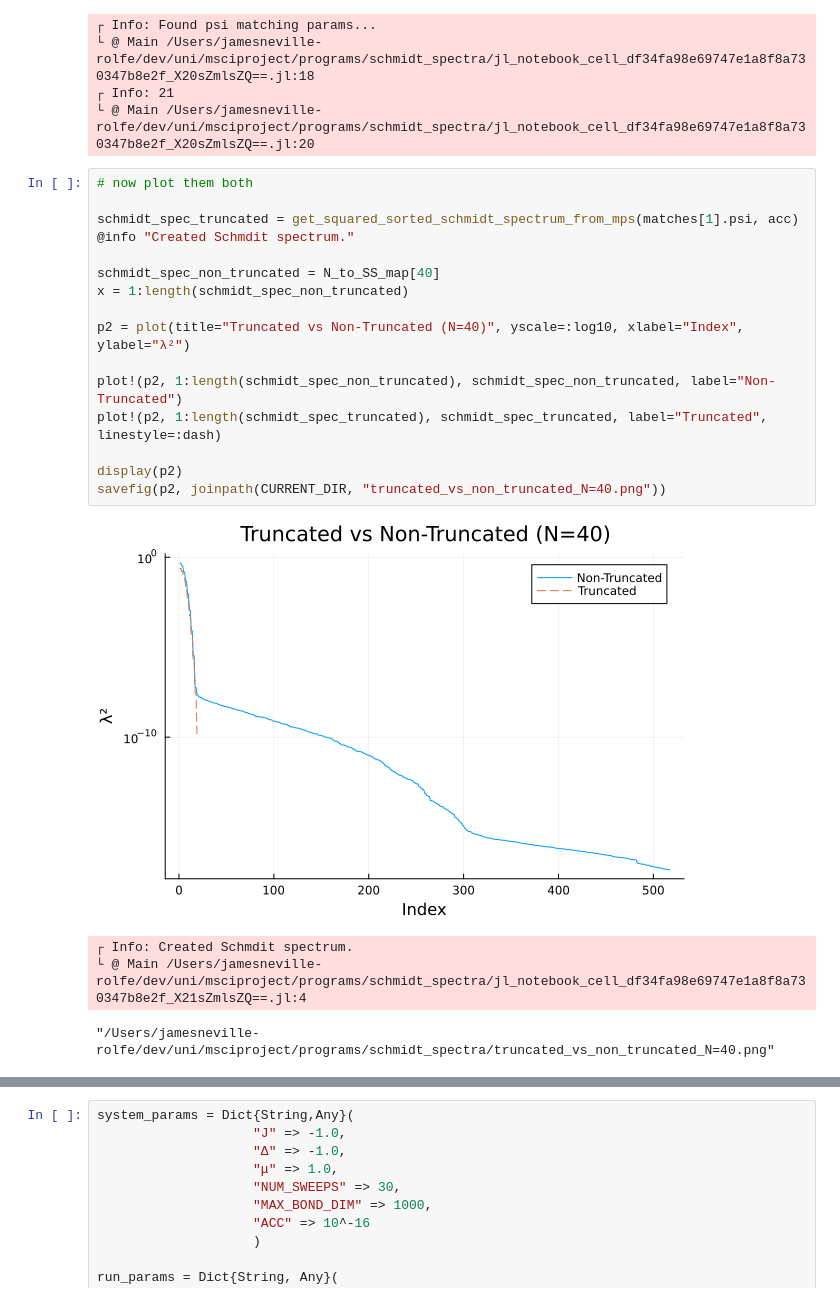
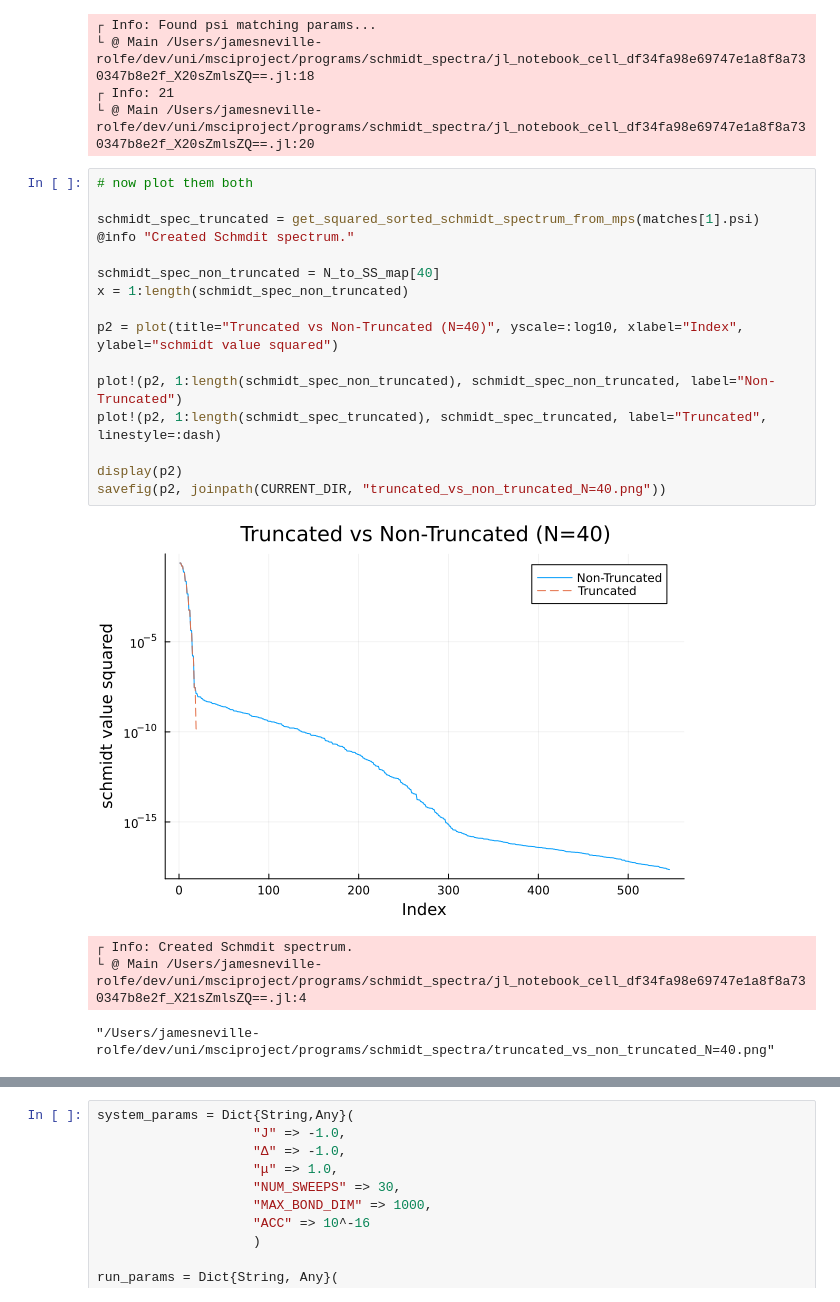
Before and after one commit to jamesnrolfe/QuantumEntanglementProject, a Jupyter notebook: programs/schmidt_spectra/results.ipynb, the cells around one changed output, grey strips where cells are left out. Cells and saved outputs as stored; diff of their text form.

```diff
--- a/programs/schmidt_spectra/results.ipynb
+++ b/programs/schmidt_spectra/results.ipynb
@@ -278,21 +315,21 @@ psi_truncated = matches[1].psi
 # %%
 # now plot them both
 
-schmidt_spec_truncated = get_squared_sorted_schmidt_spectrum_from_mps(matches[1].psi, acc)
+schmidt_spec_truncated = get_squared_sorted_schmidt_spectrum_from_mps(matches[1].psi)
 @info "Created Schmdit spectrum."
 
 schmidt_spec_non_truncated = N_to_SS_map[40]
 x = 1:length(schmidt_spec_non_truncated)
 
-p2 = plot(title="Truncated vs Non-Truncated (N=40)", yscale=:log10, xlabel="Index", ylabel="λ²")
+p2 = plot(title="Truncated vs Non-Truncated (N=40)", yscale=:log10, xlabel="Index", ylabel="schmidt value squared")
 
 plot!(p2, 1:length(schmidt_spec_non_truncated), schmidt_spec_non_truncated, label="Non-Truncated")
 plot!(p2, 1:length(schmidt_spec_truncated), schmidt_spec_truncated, label="Truncated", linestyle=:dash)
 
 display(p2)
 savefig(p2, joinpath(CURRENT_DIR, "truncated_vs_non_truncated_N=40.png"))
 # %% [output]
-[figure, old version]
+[figure, new version]
 ┌ Info: Created Schmdit spectrum.
 └ @ Main /Users/jamesneville-rolfe/dev/uni/msciproject/programs/schmidt_spectra/jl_notebook_cell_df34fa98e69747e1a8f8a730347b8e2f_X21sZmlsZQ==.jl:4
 "/Users/jamesneville-rolfe/dev/uni/msciproject/programs/schmidt_spectra/truncated_vs_non_truncated_N=40.png"
```
Also changed, not shown: parts of 13 cells of this notebook, 4 other files.
